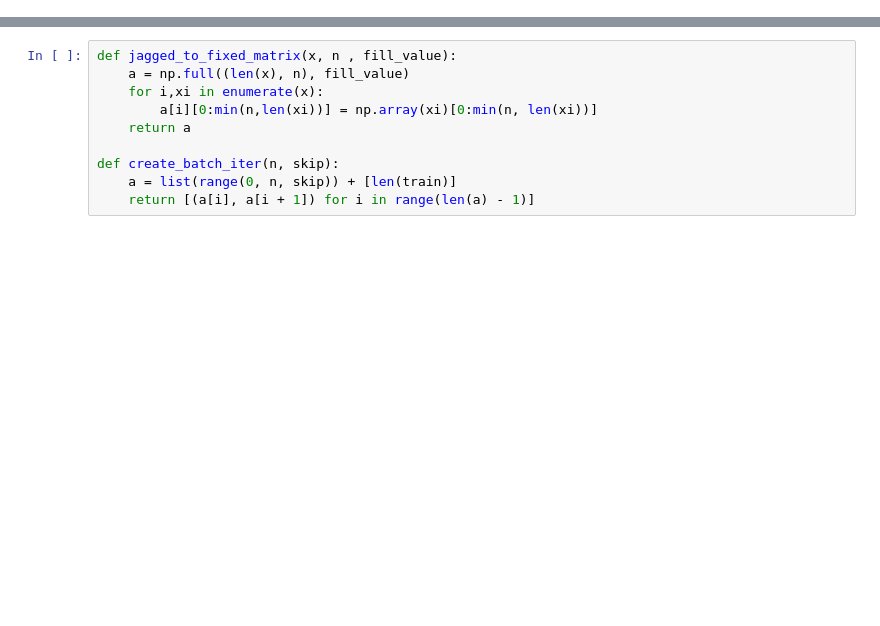
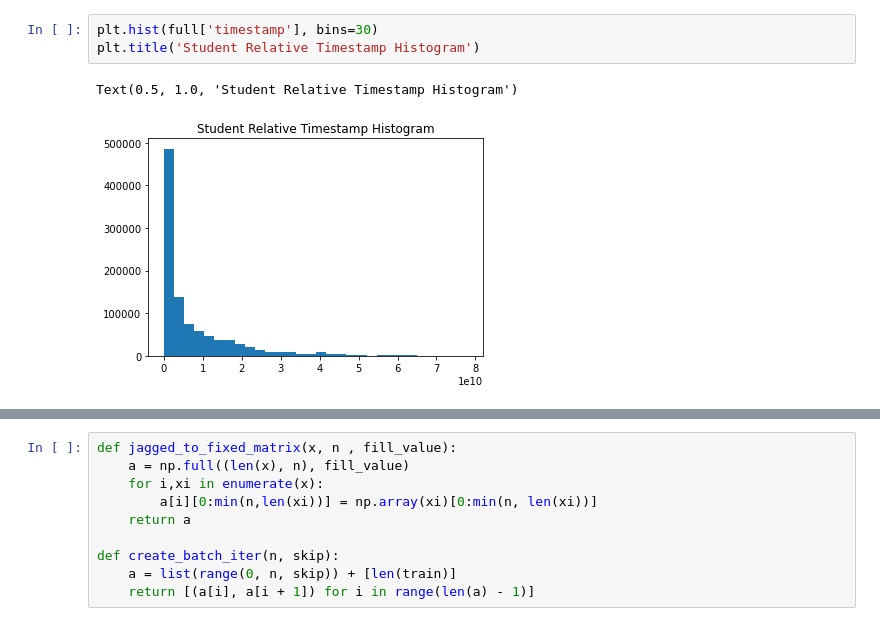
Before and after one commit to dscrawford/CS6364Project, a Jupyter notebook: project.ipynb, the cells around one changed output, grey strips where cells are left out. Cells and saved outputs as stored; diff of their text form; blank space fills up the shorter version.

```diff
--- a/project.ipynb
+++ b/project.ipynb
@@ -78,0 +113,6 @@ array([], shape=(0, 7), dtype=object)
+# %%
+plt.hist(full['timestamp'], bins=30)
+plt.title('Student Relative Timestamp Histogram')
+# %% [output]
+Text(0.5, 1.0, 'Student Relative Timestamp Histogram')
+[figure, added]
```
Also changed, not shown: parts of 19 cells of this notebook, 1 other file.
